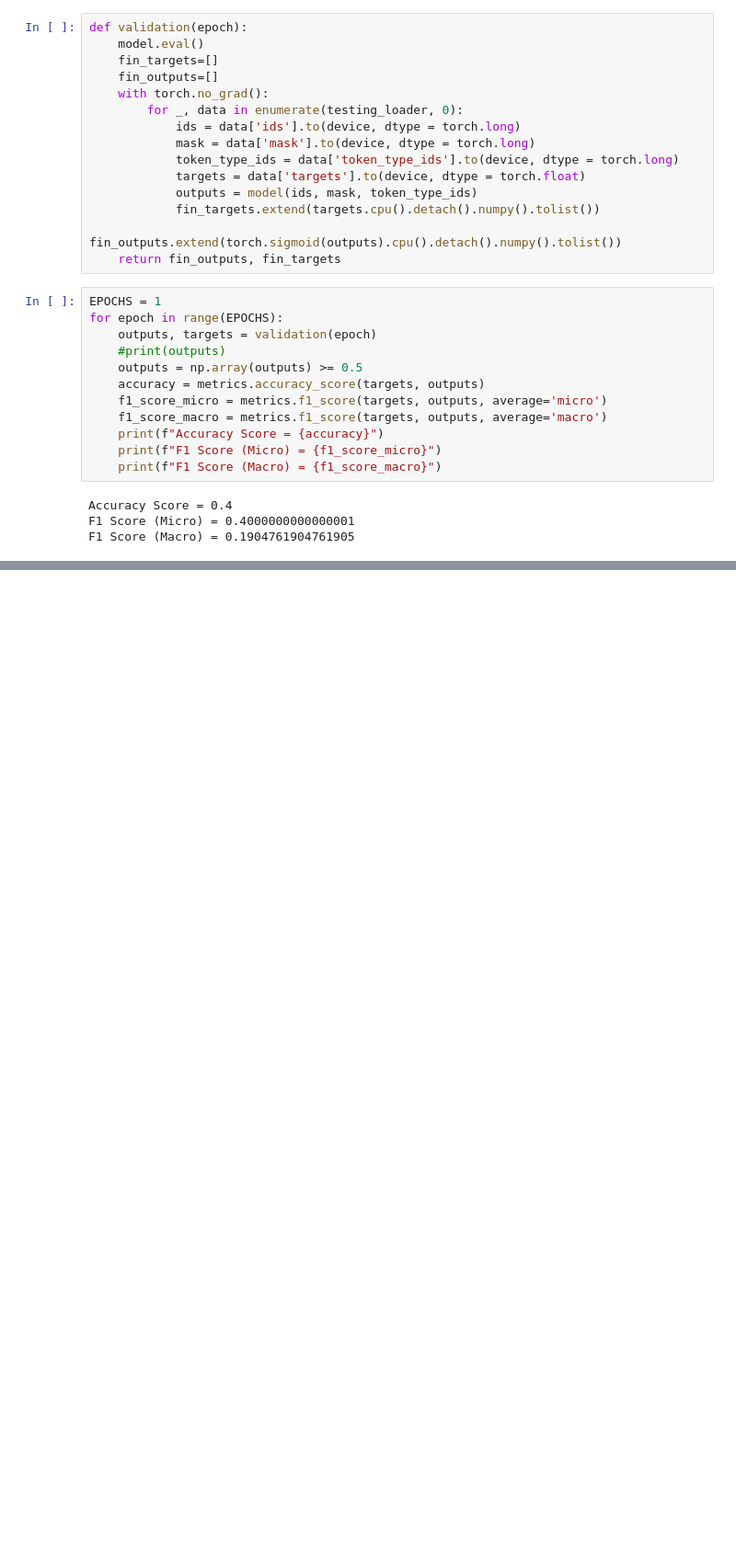
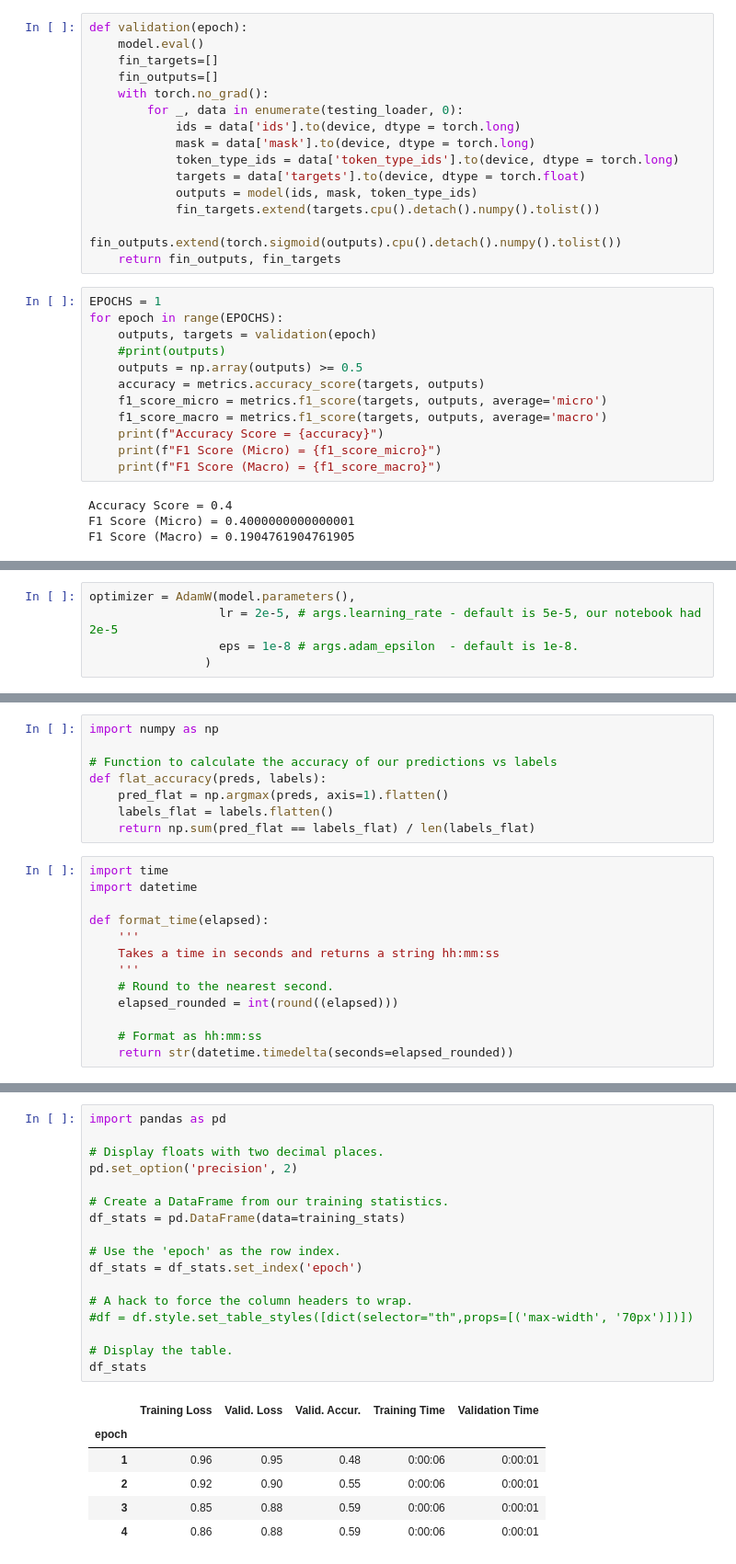
Before and after one commit to Uha661/Transformer_NER661, a Jupyter notebook: Untitled.ipynb, the cells around one changed output, grey strips where cells are left out. Shown at 92% size. Drawn from its saved outputs; the diff is of its cells as text; blank space fills up the shorter version.

```diff
--- a/Untitled.ipynb
+++ b/Untitled.ipynb
@@ -576,0 +793,5 @@ F1 Score (Macro) = 0.1904761904761905
+# %%
+optimizer = AdamW(model.parameters(),
+                  lr = 2e-5, # args.learning_rate - default is 5e-5, our notebook had 2e-5
+                  eps = 1e-8 # args.adam_epsilon  - default is 1e-8.
+                )
@@ -576,0 +814,21 @@ F1 Score (Macro) = 0.1904761904761905
+# %%
+import numpy as np
+
+# Function to calculate the accuracy of our predictions vs labels
+def flat_accuracy(preds, labels):
+    pred_flat = np.argmax(preds, axis=1).flatten()
+    labels_flat = labels.flatten()
+    return np.sum(pred_flat == labels_flat) / len(labels_flat)
+# %%
+import time
+import datetime
+
+def format_time(elapsed):
+    '''
+    Takes a time in seconds and returns a string hh:mm:ss
+    '''
+    # Round to the nearest second.
+    elapsed_rounded = int(round((elapsed)))
+
+    # Format as hh:mm:ss
+    return str(datetime.timedelta(seconds=elapsed_rounded))
@@ -576,0 +1060,24 @@ F1 Score (Macro) = 0.1904761904761905
+# %%
+import pandas as pd
+
+# Display floats with two decimal places.
+pd.set_option('precision', 2)
+
+# Create a DataFrame from our training statistics.
+df_stats = pd.DataFrame(data=training_stats)
+
+# Use the 'epoch' as the row index.
+df_stats = df_stats.set_index('epoch')
+
+# A hack to force the column headers to wrap.
+#df = df.style.set_table_styles([dict(selector="th",props=[('max-width', '70px')])])
+
+# Display the table.
+df_stats
+# %% [output]
+|  | Training Loss | Valid. Loss | Valid. Accur. | Training Time | Validation Time |
+| epoch |  |  |  |  |  |
+| 1 | 0.96 | 0.95 | 0.48 | 0:00:06 | 0:00:01 |
+| 2 | 0.92 | 0.90 | 0.55 | 0:00:06 | 0:00:01 |
+| 3 | 0.85 | 0.88 | 0.59 | 0:00:06 | 0:00:01 |
+| 4 | 0.86 | 0.88 | 0.59 | 0:00:06 | 0:00:01 |
```
Also changed, not shown: parts of 22 cells of this notebook.
